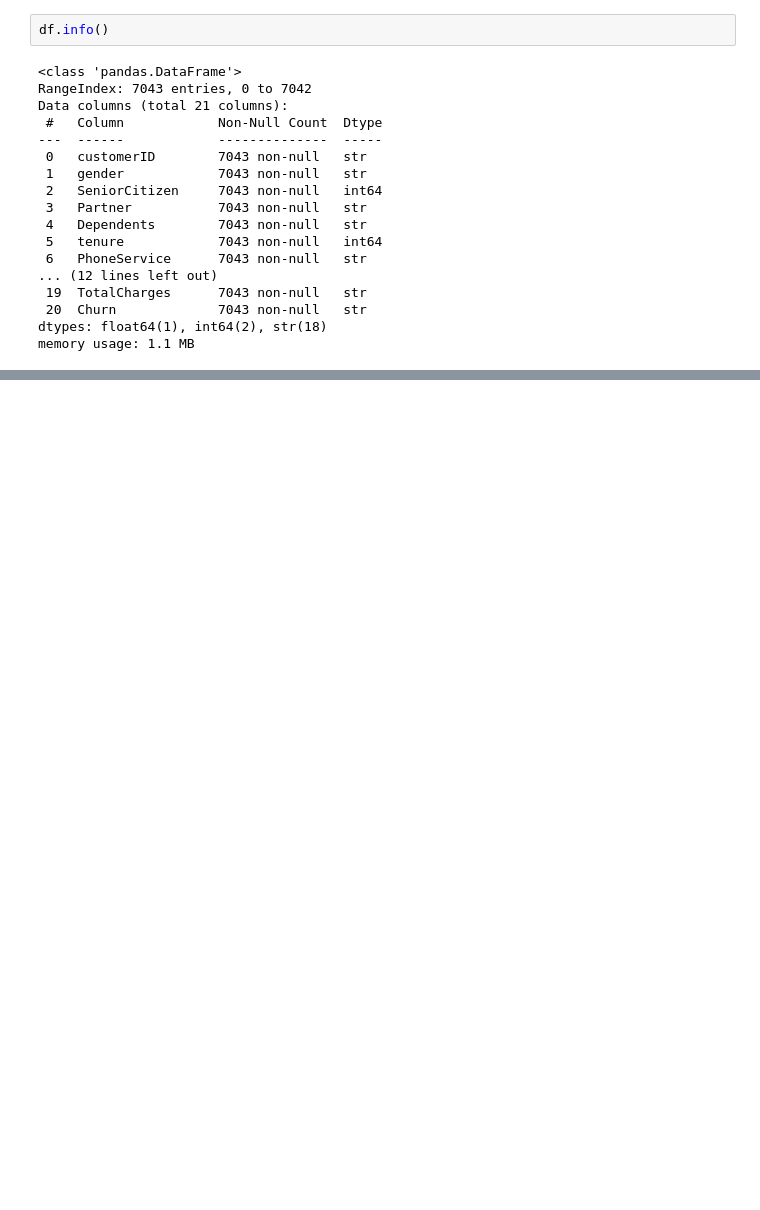
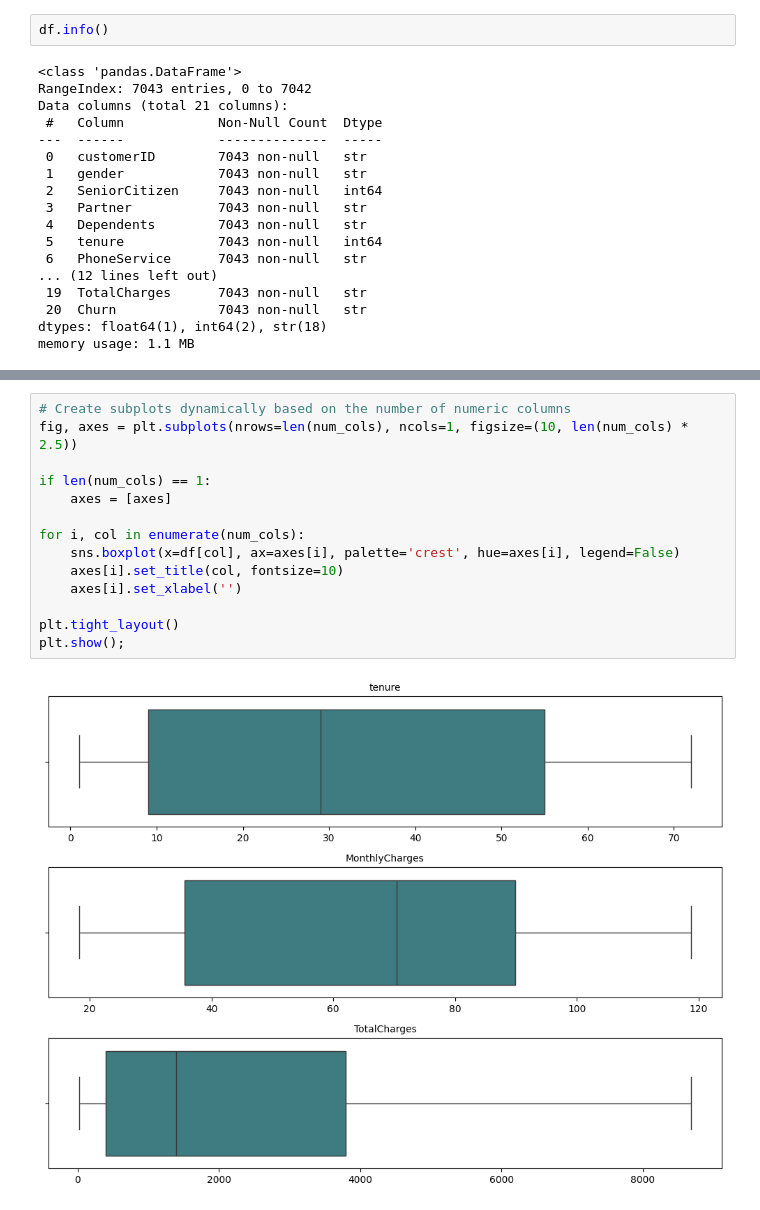
Before and after one commit to vinicius-goulart/health-churn-analysis, a Jupyter notebook: notebooks/01_eda.ipynb, the cells around one changed output, grey strips where cells are left out. Cells and saved outputs as stored; diff of their text form; blank space fills up the shorter version.

```diff
--- a/notebooks/01_eda.ipynb
+++ b/notebooks/01_eda.ipynb
@@ -45,0 +218,16 @@ df.describe()
+# %%
+# Create subplots dynamically based on the number of numeric columns
+fig, axes = plt.subplots(nrows=len(num_cols), ncols=1, figsize=(10, len(num_cols) * 2.5))
+
+if len(num_cols) == 1:
+    axes = [axes]
+
+for i, col in enumerate(num_cols):
+    sns.boxplot(x=df[col], ax=axes[i], palette='crest', hue=axes[i], legend=False)
+    axes[i].set_title(col, fontsize=10)
+    axes[i].set_xlabel('')
+
+plt.tight_layout()
+plt.show();
+# %% [output]
+[figure, added]
```
Also changed, not shown: parts of 25 cells of this notebook.
